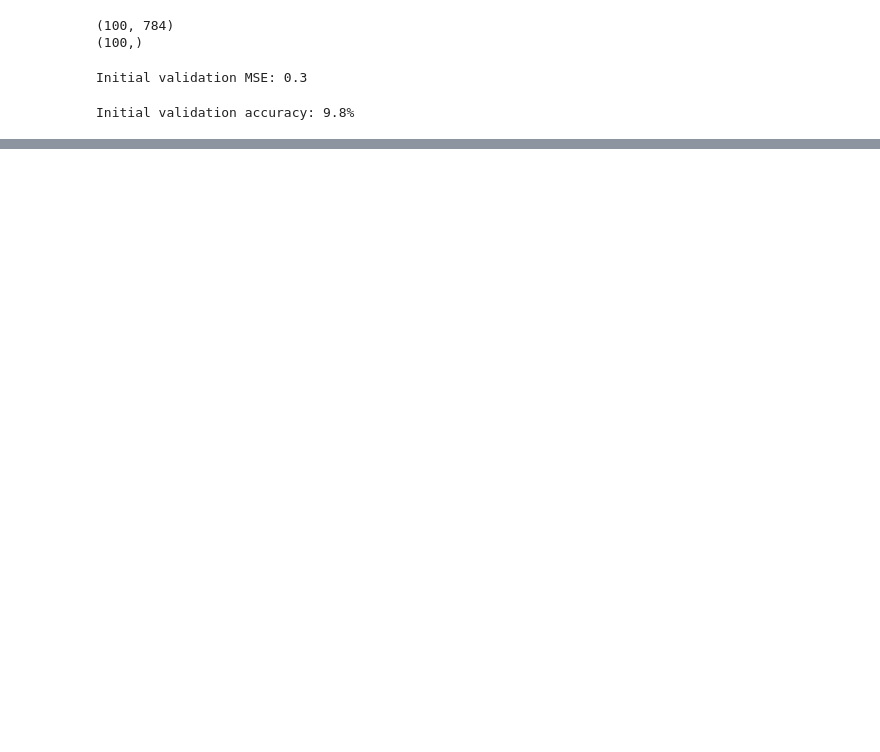
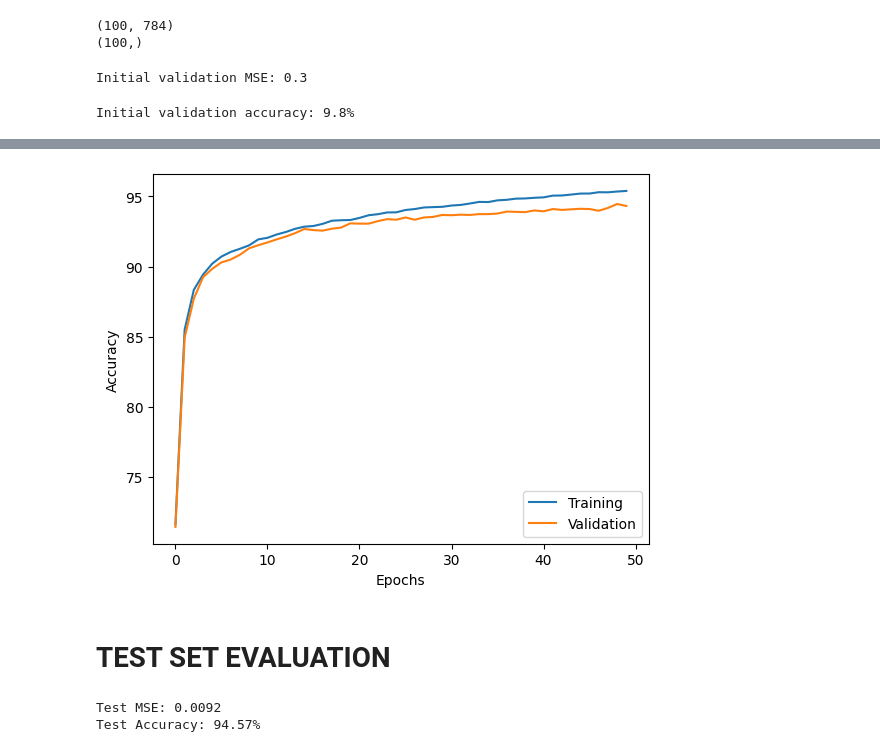
Before and after one commit to RkCode2025/Hand_Digit_Recognition_with_Multilayer_Perceptron, a Jupyter notebook: notebook/Multilayer_Perceptron.ipynb, the cells around one changed output, grey strips where cells are left out. Drawn from its saved outputs; the diff is of its cells as text; code cells hidden in the pictures; blank space fills up the shorter version.

```diff
--- a/notebook/Multilayer_Perceptron.ipynb
+++ b/notebook/Multilayer_Perceptron.ipynb
@@ -248,0 +280,36 @@ TypeError: int_to_onehot() missing 1 required positional argument: 'num_labels'
+# %%
+plt.plot(range(len(epoch_train_acc)), epoch_train_acc,
+
+          label='Training')
+plt.plot(range(len(epoch_valid_acc)), epoch_valid_acc,
+
+          label='Validation')
+plt.ylabel('Accuracy')
+plt.xlabel('Epochs')
+plt.legend(loc='lower right')
+plt.show()
+# %% [output]
+[figure, added]
+# %% [markdown]
+# **TEST SET EVALUATION**
+# %%
+_, probas = model.forward(X_test)
+
+# Predictions
+y_pred = np.argmax(probas, axis=1)
+
+# Accuracy
+acc = accuracy_score(y_test, y_pred)
+
+# MSE (compare raw probabilities to one-hot labels)
+y_onehot = np.zeros((y_test.shape[0], model.num_classes))
+y_onehot[np.arange(y_test.shape[0]), y_test] = 1
+
+mse_val = mean_squared_error(y_onehot, probas)
+
+# Print results
+print(f"Test MSE: {mse_val:.4f}")
+print(f"Test Accuracy: {acc*100:.2f}%")
+# %% [output]
+Test MSE: 0.0092
+Test Accuracy: 94.57%
```
Also changed, not shown: parts of 6 cells of this notebook.
